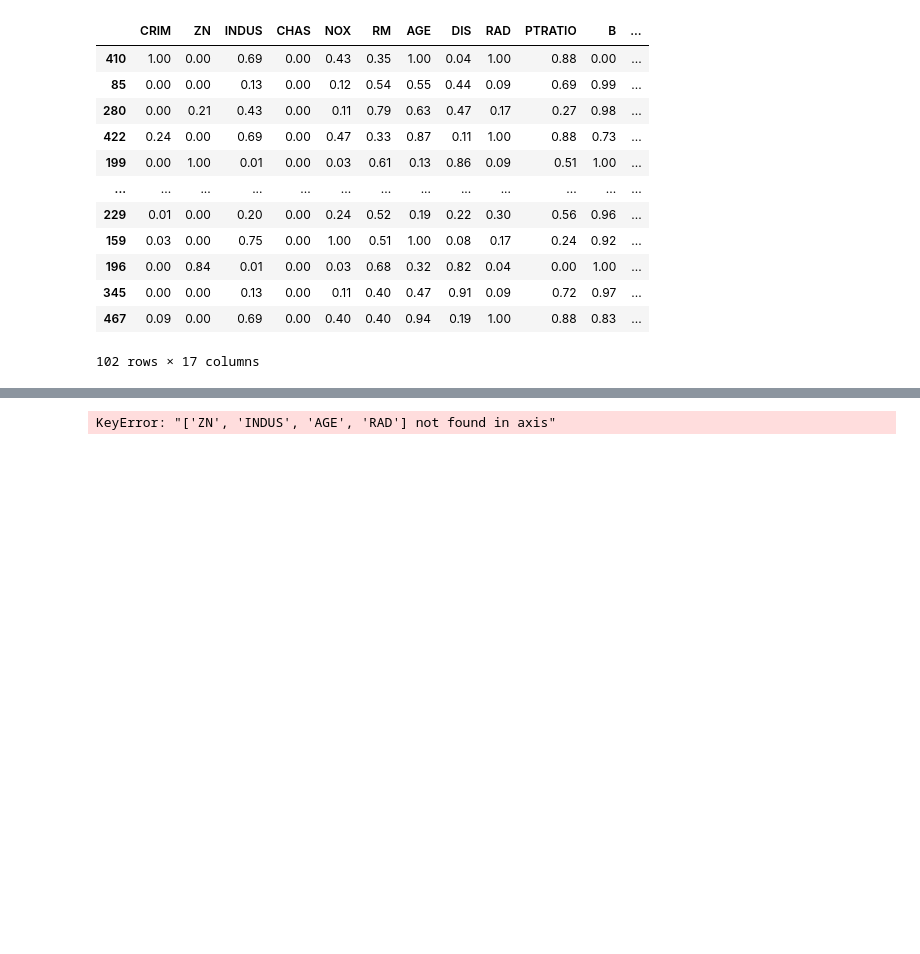
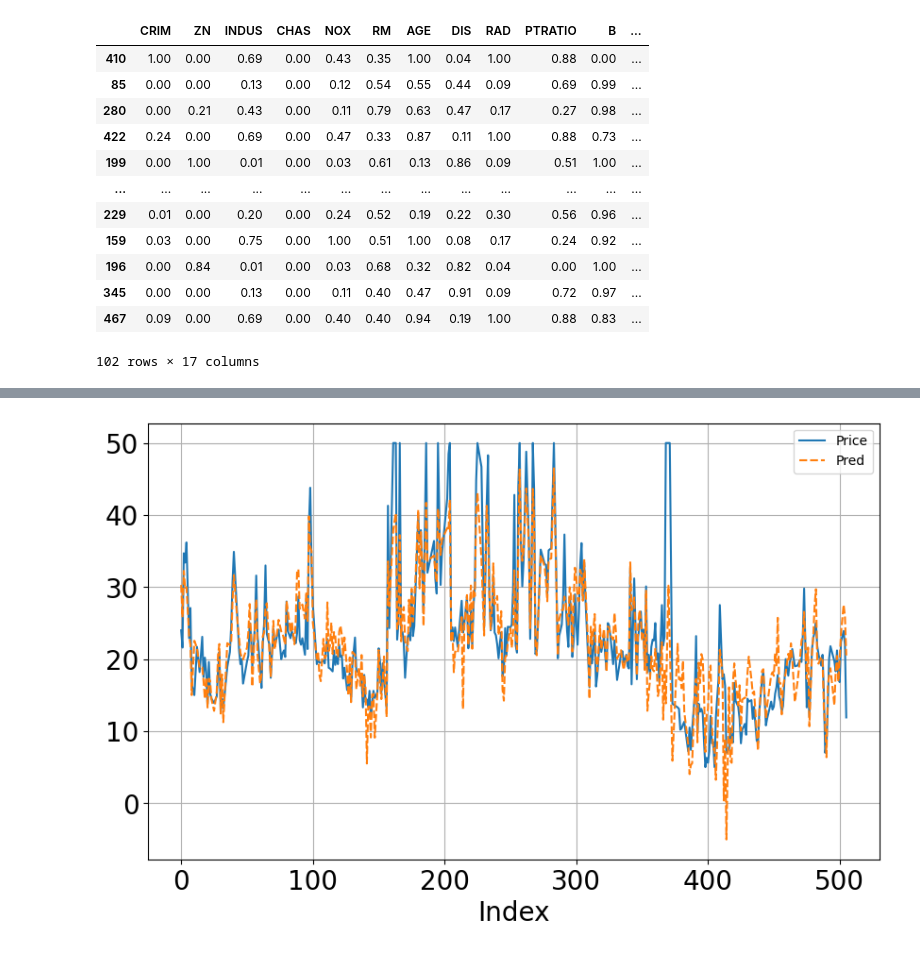
Before and after one commit to ihobbang250/TIL, a Jupyter notebook: Python/Data Science/DataAnalysis1.ipynb, the cells around one changed output, grey strips where cells are left out. Cells and saved outputs as stored; diff of their text form; code cells hidden in the pictures; blank space fills up the shorter version.

```diff
--- a/Python/Data Science/DataAnalysis1.ipynb
+++ b/Python/Data Science/DataAnalysis1.ipynb
@@ -356,9 +338,30 @@ Notes:
 [1] Standard Errors assume that the covariance matrix of the errors is correctly specified.
 # %%
 # Eliminate None Significance Variables
+# After Eliminate Variables Model
 
-# ZN, INDUS, AGE, RAD
-X_train_fcs = X_train_fcs.drop(['ZN', 'INDUS', 'AGE', 'RAD'], axis=1)
-X_test_fcs = X_test_fcs.drop(['ZN', 'INDUS', 'AGE', 'RAD'], axis=1)
+X_train_fcs = X_train_fcs.drop(['ZN', 'INDUS', 'CHAS', 'AGE', 'RAD'], axis=1)
+X_test_fcs = X_test_fcs.drop(['ZN', 'INDUS', 'CHAS', 'AGE', 'RAD'], axis=1)
+
+# Training Model
+model_lr_elim = sm.OLS(Y_train, X_train_fcs).fit()
+
+# Trained Model Predictions
+Y_train_pred = pd.DataFrame(model_lr_elim.predict(X_train_fcs), columns=['Pred'])
+Y_test_pred = pd.DataFrame(model_lr_elim.predict(X_test_fcs), columns=['Pred'])
-# %% [output]
-KeyError: "['ZN', 'INDUS', 'AGE', 'RAD'] not found in axis"
+# %%
+# Model Plotting
+def plot_prediction(Y_data, Y_pred):
+    comparsion = pd.concat([Y_data, Y_pred], axis=1)
+    fig = plt.figure(figsize=(10, 6))
+    fig.set_facecolor('white')
+    plt.grid()
+    plt.xticks(fontsize=20)
+    plt.yticks(fontsize=20)
+    plt.xlabel('Index', fontsize=20)
+    sns.lineplot(comparsion)
+
+
+plot_prediction(Y_train, Y_train_pred)
+# %% [output]
+[figure, added]
```
Also changed, not shown: parts of 5 cells of this notebook.
